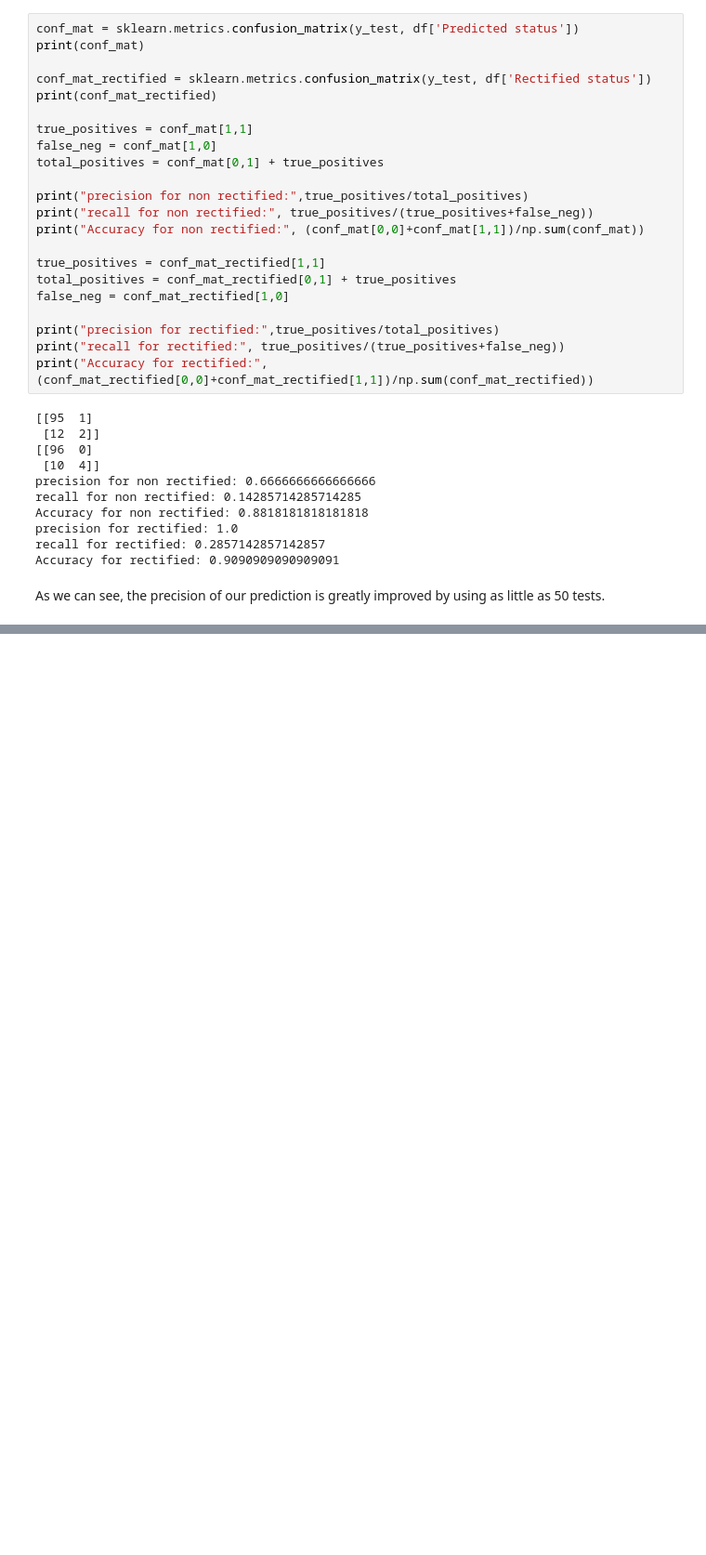
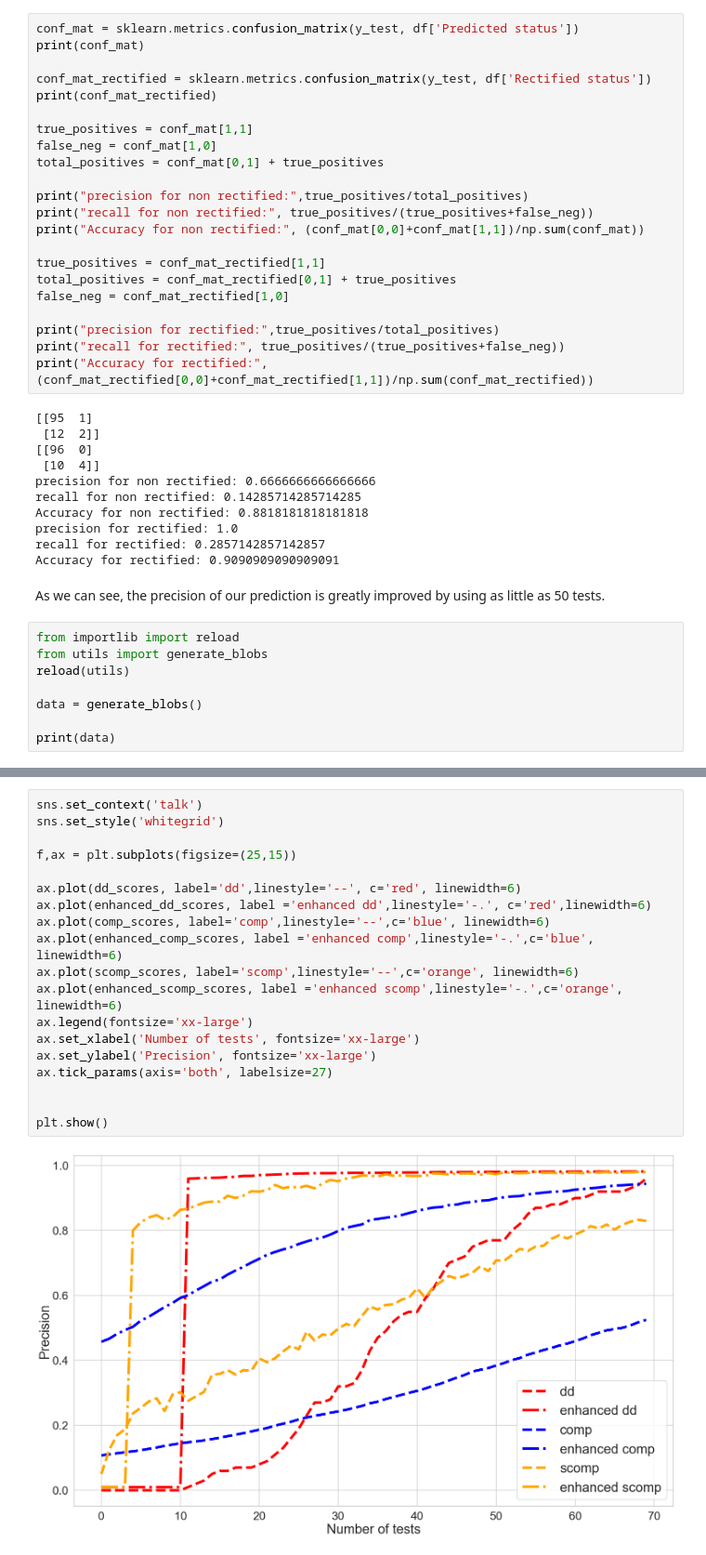
Before and after one commit to LinusBleistein/Group-testing-with-knowledge, a Jupyter notebook: Tests.ipynb, the cells around one changed output, grey strips where cells are left out. Shown at 93% size. Drawn from its saved outputs; the diff is of its cells as text; blank space fills up the shorter version.

```diff
--- a/Tests.ipynb
+++ b/Tests.ipynb
@@ -495,3 +488,11 @@ recall for rectified: 0.2857142857142857
 Accuracy for rectified: 0.9090909090909091
 # %% [markdown]
 As we can see, the precision of our prediction is greatly improved by using as little as 50 tests.
+# %%
+from importlib import reload
+from utils import generate_blobs
+reload(utils)
+
+data = generate_blobs()
+
+print(data)
@@ -497,0 +633,21 @@ As we can see, the precision of our prediction is greatly improved by using as l
+# %%
+sns.set_context('talk')
+sns.set_style('whitegrid')
+
+f,ax = plt.subplots(figsize=(25,15))
+
+ax.plot(dd_scores, label='dd',linestyle='--', c='red', linewidth=6)
+ax.plot(enhanced_dd_scores, label ='enhanced dd',linestyle='-.', c='red',linewidth=6)
+ax.plot(comp_scores, label='comp',linestyle='--',c='blue', linewidth=6)
+ax.plot(enhanced_comp_scores, label ='enhanced comp',linestyle='-.',c='blue', linewidth=6)
+ax.plot(scomp_scores, label='scomp',linestyle='--',c='orange', linewidth=6)
+ax.plot(enhanced_scomp_scores, label ='enhanced scomp',linestyle='-.',c='orange', linewidth=6)
+ax.legend(fontsize='xx-large')
+ax.set_xlabel('Number of tests', fontsize='xx-large')
+ax.set_ylabel('Precision', fontsize='xx-large')
+ax.tick_params(axis='both', labelsize=27)
+
+
+plt.show()
+# %% [output]
+[figure, added]
```
Also changed, not shown: parts of 11 cells of this notebook, 1 other file.
